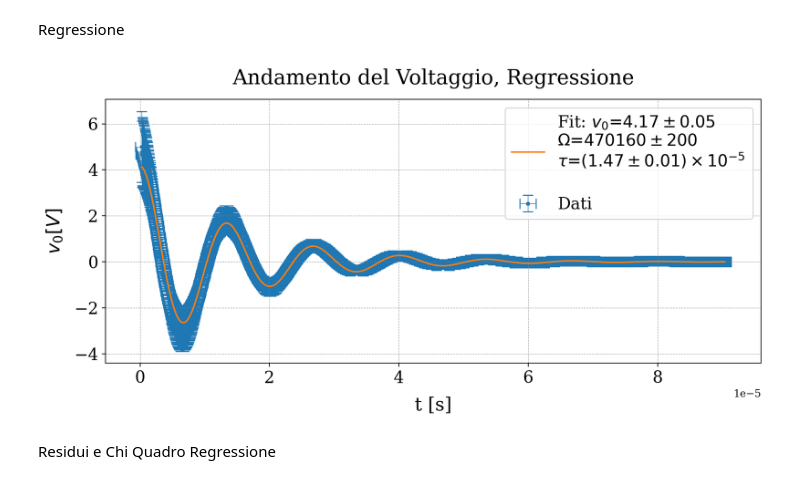
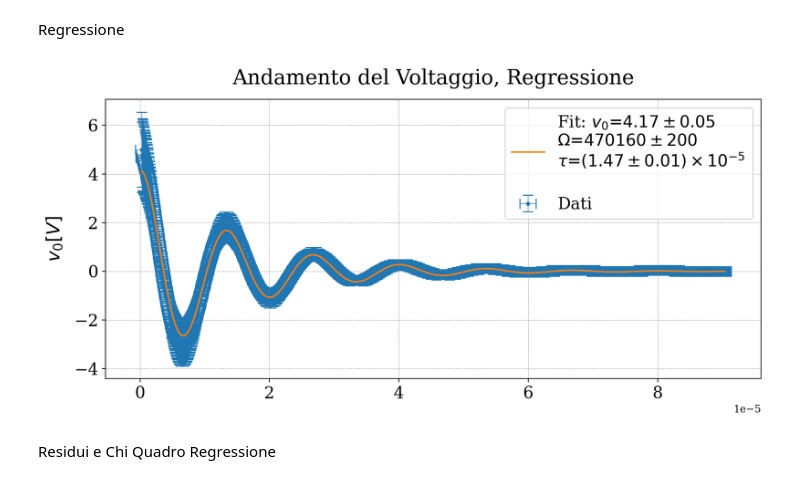
Before and after one commit to nichettg/Codici, a Jupyter notebook: 5. RLC Dominio Tempo/analisi.ipynb, the cells around one changed output. Cells and saved outputs as stored; diff of their text form; code cells hidden in the pictures.

```diff
--- a/5. RLC Dominio Tempo/analisi.ipynb
+++ b/5. RLC Dominio Tempo/analisi.ipynb
@@ -83,23 +83,23 @@ chi = f.chi_quadro(xdata,ydata,anal[:,0],modello,file_output3,titolo)
 Regressione
 # %%
 fig,ax = plt.subplots(1, 1,  figsize=(10, 5))
-gf.parametri_grafico(ax,titolo + ", Regressione",xlabel=xlabel,ylabel=ylabel)
+gf.parametri_grafico(ax,titolo + ", Regressione",xlabel='',ylabel=ylabel)
 # Grafico dei dati con errori
 ax.errorbar(xdata[0],ydata[0],xerr=xdata[1],yerr=ydata[1],
             label="Dati", **gf.errorbar_params, color = gf.colori[0], zorder=1)
 # Grafico del fit
 fit_label = "Fit: " + "".join(
     f"{param_labels[i]}={gf.formatta_errore(anal[i,0],anal[i,1])}\n" for i in range(len(param_labels))
 )
 x_fit = np.linspace(min(xdata[0]), max(xdata[0]), 500)
 ax.plot(x_fit,modello(anal[:,0],x_fit),
         label=fit_label, **gf.plot_params, color = gf.colori[1], zorder=2)
 
 ax.legend()
 
 gf.salva_grafico(fig,grafico_output1)
 # %% [output]
-[figure, old version]
+[figure, new version]
 # %% [markdown]
 Residui e Chi Quadro Regressione
 # %%
```
Also changed, not shown: parts of 1 cell of this notebook, 3 other files.
